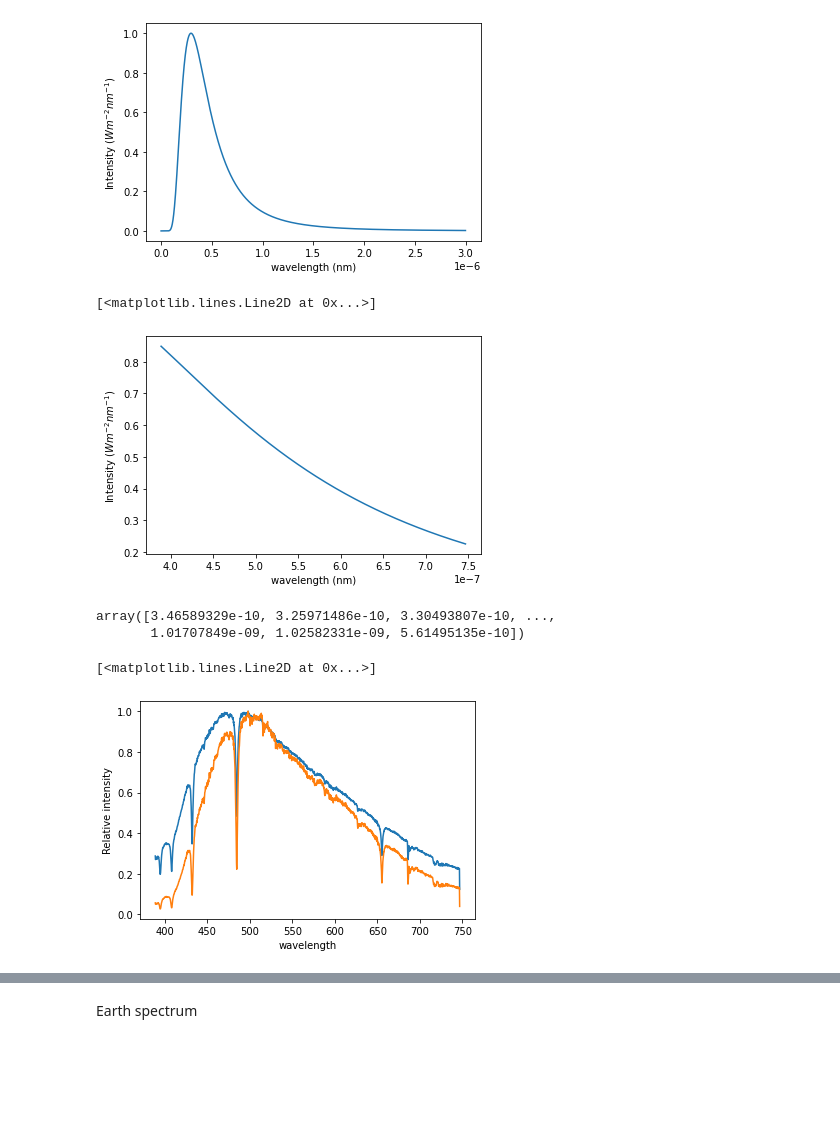
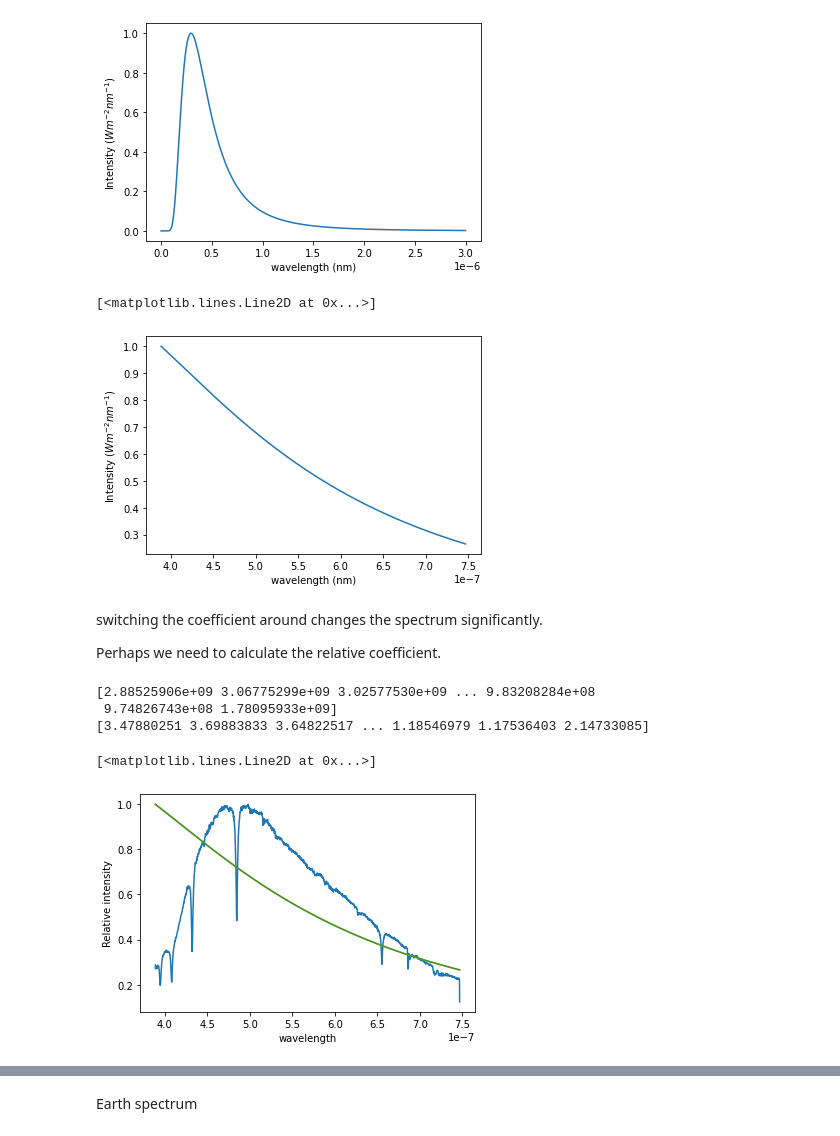
Before and after one commit to Yousousen/solar_physics, a Jupyter notebook: scripts/spectrum.ipynb, the cells around one changed output, grey strips where cells are left out. Saved outputs shown, nothing was run; the diff lists cells and outputs as text; code cells hidden in the pictures; blank space fills up the shorter version.

Commit message:
coefficient should be good now. theoretical spectrum is obtained when multiplying vega_sum with it again.

```diff
--- a/scripts/spectrum.ipynb
+++ b/scripts/spectrum.ipynb
@@ -215,7 +215,7 @@ def pixels_to_wavelenghts(pixels, slope, intercept):
     '''
     return slope * pixels + intercept
 pixels = np.array( range( len( light_scaled_relative ) ) )
-wavelengths = pixels_to_wavelenghts(pixels, slope, intercept) # change this literal to a variable
+wavelengths = [x * 10**-9 for x in pixels_to_wavelenghts(pixels, slope, intercept)]
 # %%
 plt.xlabel("pixel")
 plt.ylabel("$\lambda$ (nm)")
@@ -288,27 +298,36 @@ plt.plot( wvlen, I / Imax)
 [figure]
 # %%
 TeffVega = 9800
-I_planck_vega = [ planck(TeffVega, x * 10**-9) for x in wavelengths ]
-Imax = max(I)
+I_planck_vega = [ planck(TeffVega, x ) for x in wavelengths ]
+Imax = max(I_planck_vega)
 plt.xlabel("wavelength (nm)")
 plt.ylabel("Intensity ($W m^{-2} nm^{-1}$)")
-plt.plot( [ x * 10**-9 for x in wavelengths ] , I_planck_vega / Imax)
+plt.plot( wavelengths, I_planck_vega / Imax)
 # %% [output]
 [<matplotlib.lines.Line2D at 0x...>]
-[figure, old version]
+[figure, new version]
+# %% [markdown]
+switching the coefficient around changes the spectrum significantly.
+
+Perhaps we need to calculate the relative coefficient.
 # %%
 #coeff = I_planck_vega / vega_sum
-coeff = vega_sum / I_planck_vega
-coeff
+coeff = I_planck_vega / vega_sum
+rel_coeff = ( I_planck_vega / Imax ) / ( vega_sum / np.max(vega_sum) )
+print( coeff )
+print( rel_coeff )
 # %% [output]
-array([3.46589329e-10, 3.25971486e-10, 3.30493807e-10, ...,
-       1.01707849e-09, 1.02582331e-09, 5.61495135e-10])
+[2.88525906e+09 3.06775299e+09 3.02577530e+09 ... 9.83208284e+08
+ 9.74826743e+08 1.78095933e+09]
+[3.47880251 3.69883833 3.64822517 ... 1.18546979 1.17536403 2.14733085]
 # %%
-
 plt.xlabel("wavelength")
 plt.ylabel("Relative intensity")
 plt.plot( wavelengths, vega_sum / np.max(vega_sum) )
-plt.plot( wavelengths, vega_sum * coeff / np.max(vega_sum * coeff) )
+#plt.plot( wavelengths, vega_sum * coeff / np.max(vega_sum * coeff) )
+plt.plot( wavelengths, vega_sum * rel_coeff / np.max(vega_sum * rel_coeff) )
+plt.plot( wavelengths, I_planck_vega / Imax)
+#plt.plot( wavelengths, coeff / np.max(coeff) )
 # %% [output]
 [<matplotlib.lines.Line2D at 0x...>]
-[figure, old version]
+[figure, new version]
```
Also changed, not shown: parts of 11 cells of this notebook, 1 other file.
